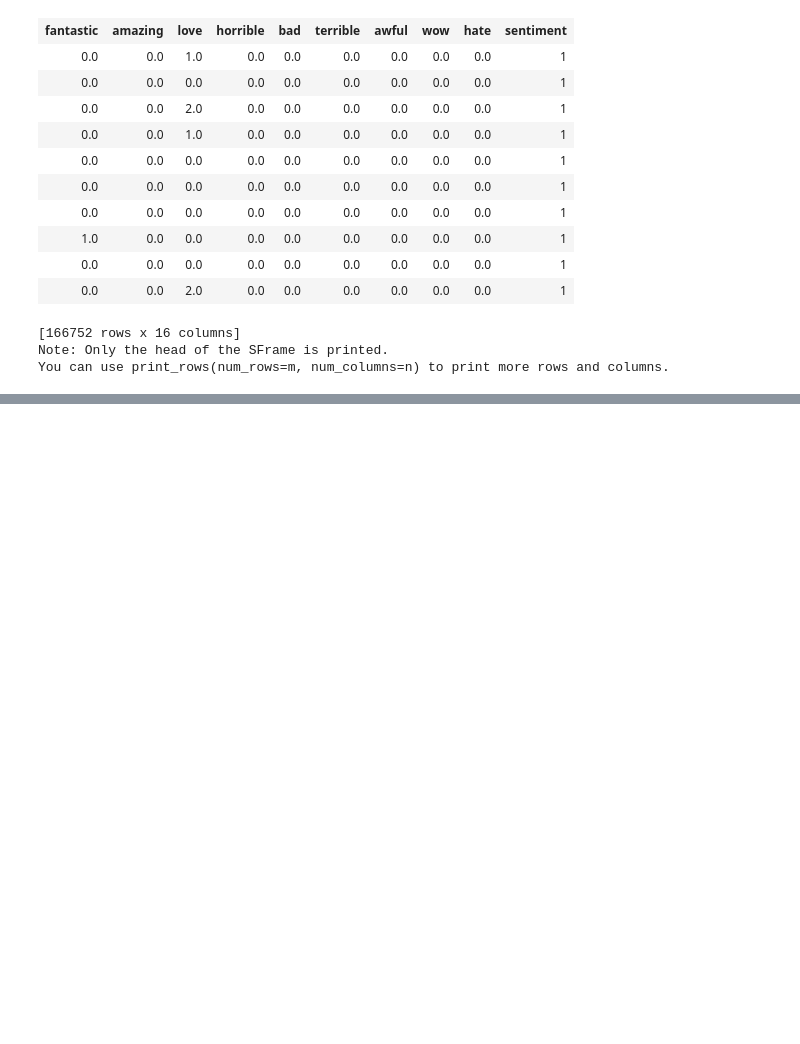
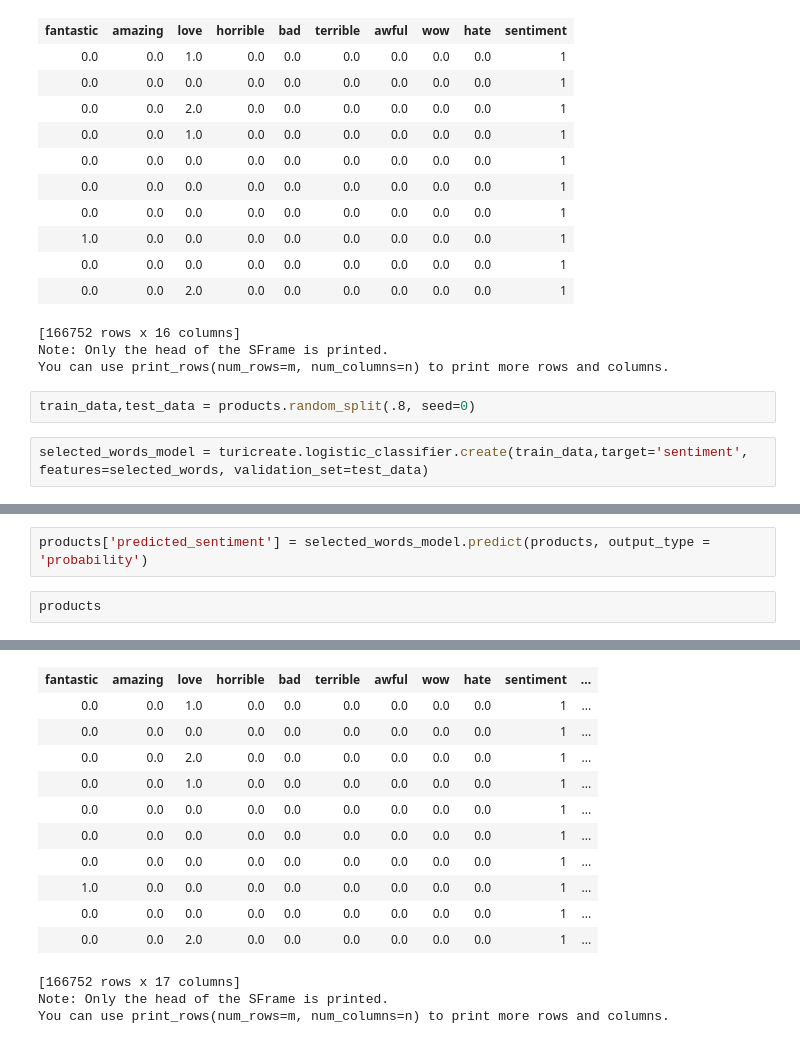
Before and after one commit to aamirkhanq/Machine-Learning-Foundations, a Jupyter notebook: Course1/Week3/SzUXweJcEemm5A4ynZyB2A_bd10e156b580492aa1f9f8a56521b169_FND03-NB01.ipynb/Week 3 Programming Assignment.ipynb, the cells around one changed output, grey strips where cells are left out. Cells and saved outputs as stored; diff of their text form; blank space fills up the shorter version.

```diff
--- a/Course1/Week3/SzUXweJcEemm5A4ynZyB2A_bd10e156b580492aa1f9f8a56521b169_FND03-NB01.ipynb/Week 3 Programming Assignment.ipynb
+++ b/Course1/Week3/SzUXweJcEemm5A4ynZyB2A_bd10e156b580492aa1f9f8a56521b169_FND03-NB01.ipynb/Week 3 Programming Assignment.ipynb
@@ -81,3 +81,7 @@ products
 [166752 rows x 16 columns]
 Note: Only the head of the SFrame is printed.
 You can use print_rows(num_rows=m, num_columns=n) to print more rows and columns.
+# %%
+train_data,test_data = products.random_split(.8, seed=0)
+# %%
+selected_words_model = turicreate.logistic_classifier.create(train_data,target='sentiment', features=selected_words, validation_set=test_data)
@@ -83,0 +102,5 @@ You can use print_rows(num_rows=m, num_columns=n) to print more rows and columns
+# %%
+products['predicted_sentiment'] = selected_words_model.predict(products, output_type = 'probability')
+# %%
+products
+# %% [output]
@@ -83,0 +118,14 @@ You can use print_rows(num_rows=m, num_columns=n) to print more rows and columns
+| fantastic | amazing | love | horrible | bad | terrible | awful | wow | hate | sentiment | ... |
+| 0.0 | 0.0 | 1.0 | 0.0 | 0.0 | 0.0 | 0.0 | 0.0 | 0.0 | 1 | ... |
+| 0.0 | 0.0 | 0.0 | 0.0 | 0.0 | 0.0 | 0.0 | 0.0 | 0.0 | 1 | ... |
+| 0.0 | 0.0 | 2.0 | 0.0 | 0.0 | 0.0 | 0.0 | 0.0 | 0.0 | 1 | ... |
+| 0.0 | 0.0 | 1.0 | 0.0 | 0.0 | 0.0 | 0.0 | 0.0 | 0.0 | 1 | ... |
+| 0.0 | 0.0 | 0.0 | 0.0 | 0.0 | 0.0 | 0.0 | 0.0 | 0.0 | 1 | ... |
+| 0.0 | 0.0 | 0.0 | 0.0 | 0.0 | 0.0 | 0.0 | 0.0 | 0.0 | 1 | ... |
+| 0.0 | 0.0 | 0.0 | 0.0 | 0.0 | 0.0 | 0.0 | 0.0 | 0.0 | 1 | ... |
+| 1.0 | 0.0 | 0.0 | 0.0 | 0.0 | 0.0 | 0.0 | 0.0 | 0.0 | 1 | ... |
+| 0.0 | 0.0 | 0.0 | 0.0 | 0.0 | 0.0 | 0.0 | 0.0 | 0.0 | 1 | ... |
+| 0.0 | 0.0 | 2.0 | 0.0 | 0.0 | 0.0 | 0.0 | 0.0 | 0.0 | 1 | ... |
+[166752 rows x 17 columns]
+Note: Only the head of the SFrame is printed.
+You can use print_rows(num_rows=m, num_columns=n) to print more rows and columns.
```
Also changed, not shown: parts of 18 cells of this notebook, 1 other file.
